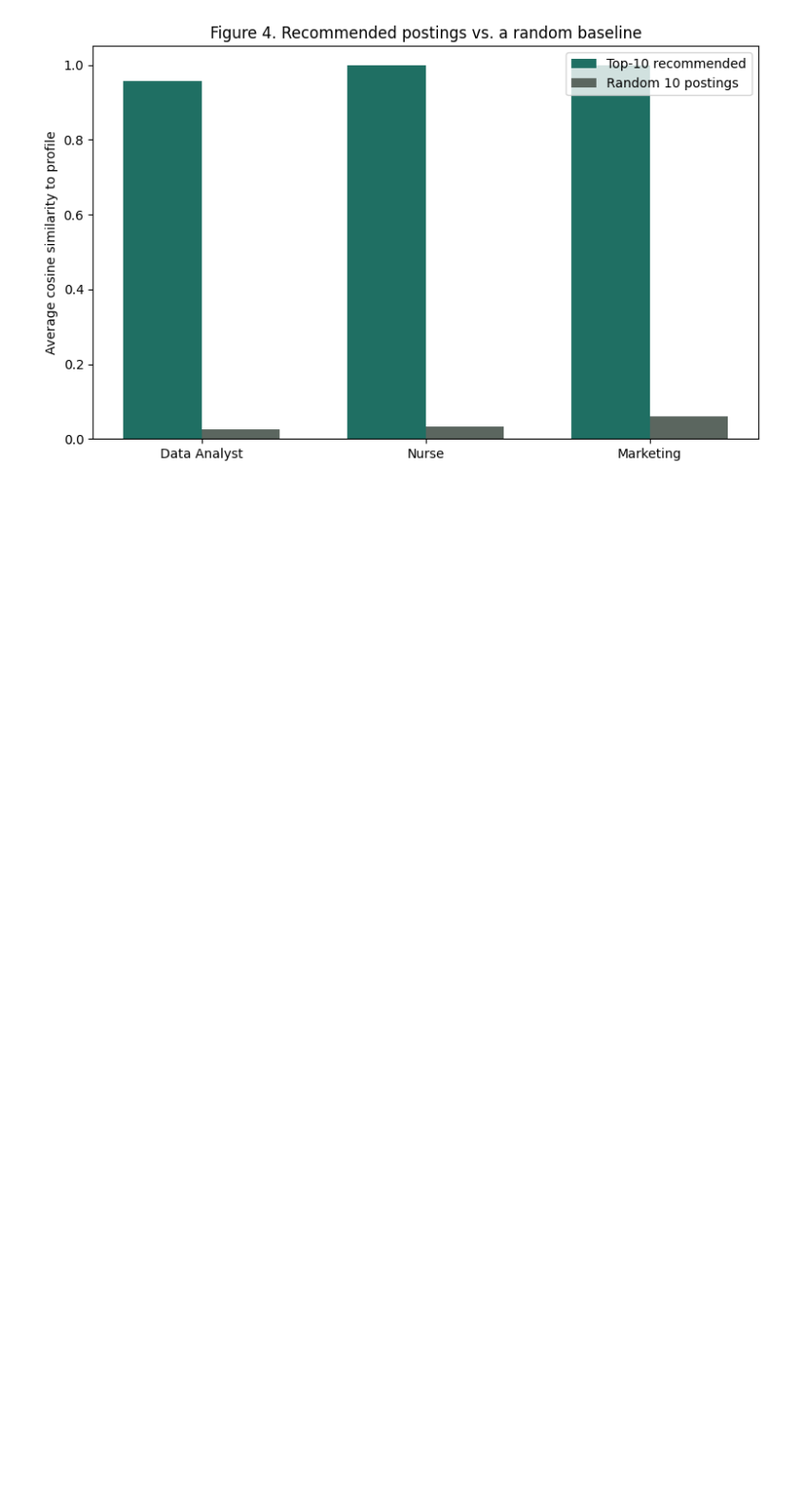
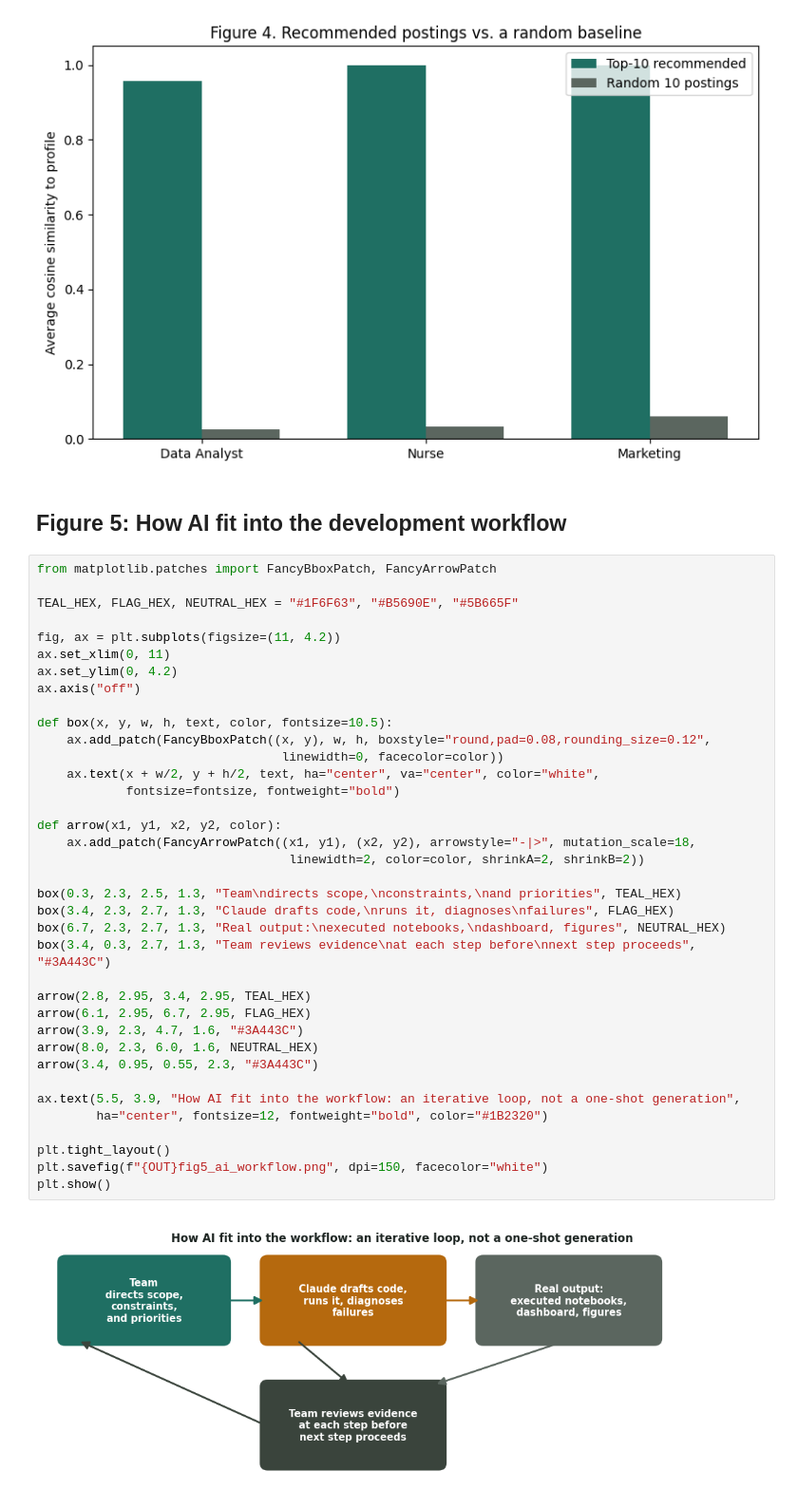
Before and after one commit to lilmeem/team-workforce-insights, a Jupyter notebook: 07_report_figures.ipynb, the cells around one changed output. Shown at 95% size. Saved outputs shown, nothing was run; the diff lists cells and outputs as text; blank space fills up the shorter version.

```diff
--- a/07_report_figures.ipynb
+++ b/07_report_figures.ipynb
@@ -141,3 +141,44 @@ plt.savefig(f"{OUT}fig4_recommendation_lift.png", dpi=150)
 plt.show()
 # %% [output]
 [figure]
+# %% [markdown]
+## Figure 5: How AI fit into the development workflow
+# %%
+from matplotlib.patches import FancyBboxPatch, FancyArrowPatch
+
+TEAL_HEX, FLAG_HEX, NEUTRAL_HEX = "#1F6F63", "#B5690E", "#5B665F"
+
+fig, ax = plt.subplots(figsize=(11, 4.2))
+ax.set_xlim(0, 11)
+ax.set_ylim(0, 4.2)
+ax.axis("off")
+
+def box(x, y, w, h, text, color, fontsize=10.5):
+    ax.add_patch(FancyBboxPatch((x, y), w, h, boxstyle="round,pad=0.08,rounding_size=0.12",
+                                 linewidth=0, facecolor=color))
+    ax.text(x + w/2, y + h/2, text, ha="center", va="center", color="white",
+            fontsize=fontsize, fontweight="bold")
+
+def arrow(x1, y1, x2, y2, color):
+    ax.add_patch(FancyArrowPatch((x1, y1), (x2, y2), arrowstyle="-|>", mutation_scale=18,
+                                  linewidth=2, color=color, shrinkA=2, shrinkB=2))
+
+box(0.3, 2.3, 2.5, 1.3, "Team\ndirects scope,\nconstraints,\nand priorities", TEAL_HEX)
+box(3.4, 2.3, 2.7, 1.3, "Claude drafts code,\nruns it, diagnoses\nfailures", FLAG_HEX)
+box(6.7, 2.3, 2.7, 1.3, "Real output:\nexecuted notebooks,\ndashboard, figures", NEUTRAL_HEX)
+box(3.4, 0.3, 2.7, 1.3, "Team reviews evidence\nat each step before\nnext step proceeds", "#3A443C")
+
+arrow(2.8, 2.95, 3.4, 2.95, TEAL_HEX)
+arrow(6.1, 2.95, 6.7, 2.95, FLAG_HEX)
+arrow(3.9, 2.3, 4.7, 1.6, "#3A443C")
+arrow(8.0, 2.3, 6.0, 1.6, NEUTRAL_HEX)
+arrow(3.4, 0.95, 0.55, 2.3, "#3A443C")
+
+ax.text(5.5, 3.9, "How AI fit into the workflow: an iterative loop, not a one-shot generation",
+        ha="center", fontsize=12, fontweight="bold", color="#1B2320")
+
+plt.tight_layout()
+plt.savefig(f"{OUT}fig5_ai_workflow.png", dpi=150, facecolor="white")
+plt.show()
+# %% [output]
+[figure, added]
```
Also changed, not shown: 3 other files.
